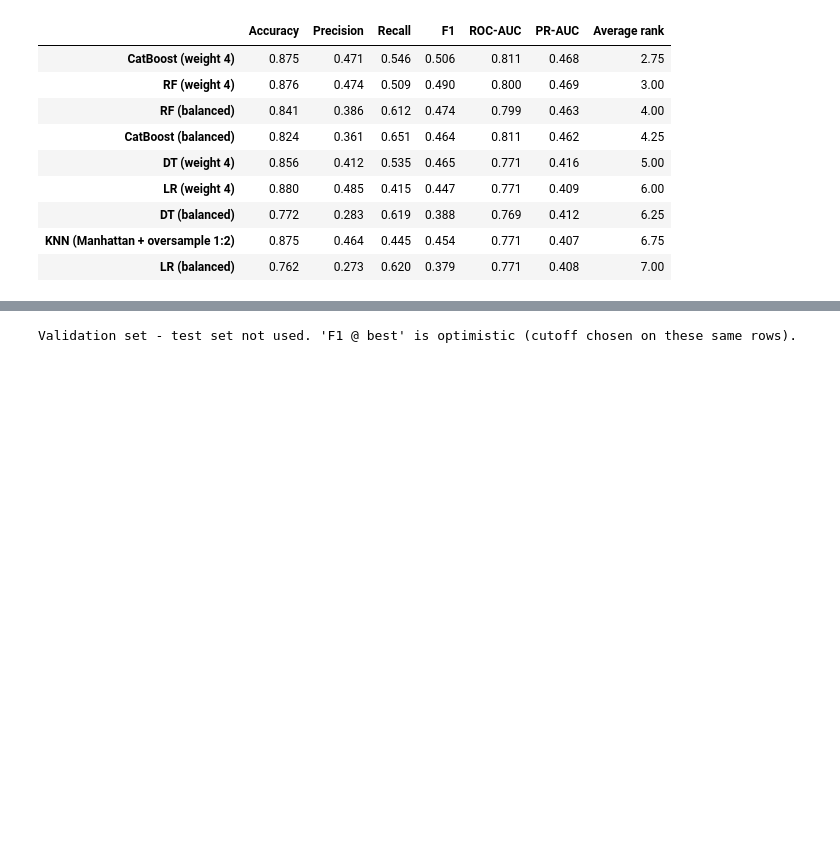
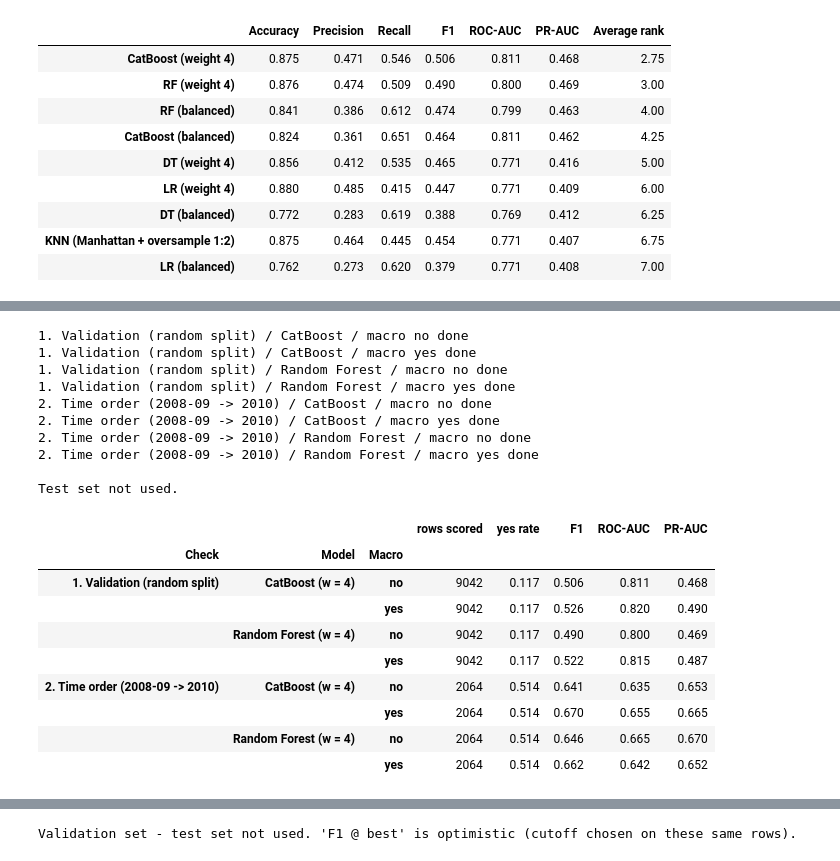
Before and after one commit to kant-deposit-project/deposit_project, a Jupyter notebook: banking project_1 - Copy.ipynb, the cells around one changed output, grey strips where cells are left out. Cells and saved outputs as stored; diff of their text form; code cells hidden in the pictures; blank space fills up the shorter version.

```diff
--- a/banking project_1 - Copy.ipynb
+++ b/banking project_1 - Copy.ipynb
@@ -1312,0 +1372,66 @@ Validation set, cutoff 0.5 - test set not used. Top 5 per model by F1:
+# %%
+import pandas as pd
+from catboost import CatBoostClassifier
+from sklearn.ensemble import RandomForestClassifier
+from sklearn.metrics import f1_score, roc_auc_score, average_precision_score
+
+macro_cols = list(monthly.columns)                  # the 5 indicators from cell 1 (incl. pt_10y)
+X_all = pd.concat([X_train, X_val])                 # train + validation (test set not used)
+X_all_enc = pd.concat([X_train_enc, X_val_enc])
+y_all = pd.concat([y_train, y_val])
+
+def fit_score(kind, use_macro, tr, ev):
+    """Train on rows `tr`, score rows `ev` (cutoff 0.5). Same settings as the final models (w = 4)."""
+    if kind == "CatBoost":
+        X_tr, X_ev = to_cb(X_all.loc[tr]), to_cb(X_all.loc[ev])
+        model = CatBoostClassifier(class_weights=W4, **cb_settings)
+    else:
+        X_tr, X_ev = X_all_enc.loc[tr], X_all_enc.loc[ev]
+        model = RandomForestClassifier(n_estimators=200, min_samples_leaf=5, class_weight=W4,
+                                       n_jobs=-1, random_state=42)
+    if use_macro:                                     # add the indicator columns
+        X_tr, X_ev = X_tr.join(macro.loc[tr, macro_cols]), X_ev.join(macro.loc[ev, macro_cols])
+    prob = model.fit(X_tr, y_all.loc[tr]).predict_proba(X_ev)[:, 1]
+    y_ev = y_all.loc[ev]
+    return {"rows scored": len(ev), "yes rate": y_ev.mean(),
+            "F1": f1_score(y_ev, (prob >= 0.5).astype(int)),
+            "ROC-AUC": roc_auc_score(y_ev, prob), "PR-AUC": average_precision_score(y_ev, prob)}
+
+# Check 1: the usual split (train 60% -> validation 20%)
+# Check 2: time order (train+val rows from 2008-2009 -> train+val rows from 2010) = "predict the future"
+in_2010 = (dates.loc[X_all.index].dt.year == 2010).values
+checks = {"1. Validation (random split)":   (X_train.index, X_val.index),
+          "2. Time order (2008-09 -> 2010)": (X_all.index[~in_2010], X_all.index[in_2010])}
+
+rows = []
+for check, (tr, ev) in checks.items():
+    for kind in ["CatBoost", "Random Forest"]:
+        for use_macro in [False, True]:
+            rows.append({"Check": check, "Model": f"{kind} (w = 4)", "Macro": "yes" if use_macro else "no",
+                         **fit_score(kind, use_macro, tr, ev)})
+            print(f"{check} / {kind} / macro {'yes' if use_macro else 'no'} done")
+
+macro_table = pd.DataFrame(rows).set_index(["Check", "Model", "Macro"]).round(3)
+print("\nTest set not used.")
+macro_table
+# %% [output]
+1. Validation (random split) / CatBoost / macro no done
+1. Validation (random split) / CatBoost / macro yes done
+1. Validation (random split) / Random Forest / macro no done
+1. Validation (random split) / Random Forest / macro yes done
+2. Time order (2008-09 -> 2010) / CatBoost / macro no done
+2. Time order (2008-09 -> 2010) / CatBoost / macro yes done
+2. Time order (2008-09 -> 2010) / Random Forest / macro no done
+2. Time order (2008-09 -> 2010) / Random Forest / macro yes done
+
+Test set not used.
+|  |  |  | rows scored | yes rate | F1 | ROC-AUC | PR-AUC |
+| Check | Model | Macro |  |  |  |  |  |
+| 1. Validation (random split) | CatBoost (w = 4) | no | 9042 | 0.117 | 0.506 | 0.811 | 0.468 |
+|  |  | yes | 9042 | 0.117 | 0.526 | 0.820 | 0.490 |
+|  | Random Forest (w = 4) | no | 9042 | 0.117 | 0.490 | 0.800 | 0.469 |
+|  |  | yes | 9042 | 0.117 | 0.522 | 0.815 | 0.487 |
+| 2. Time order (2008-09 -> 2010) | CatBoost (w = 4) | no | 2064 | 0.514 | 0.641 | 0.635 | 0.653 |
+|  |  | yes | 2064 | 0.514 | 0.670 | 0.655 | 0.665 |
+|  | Random Forest (w = 4) | no | 2064 | 0.514 | 0.646 | 0.665 | 0.670 |
+|  |  | yes | 2064 | 0.514 | 0.662 | 0.642 | 0.652 |
```
Also changed, not shown: parts of 7 cells of this notebook, 2 other files.
